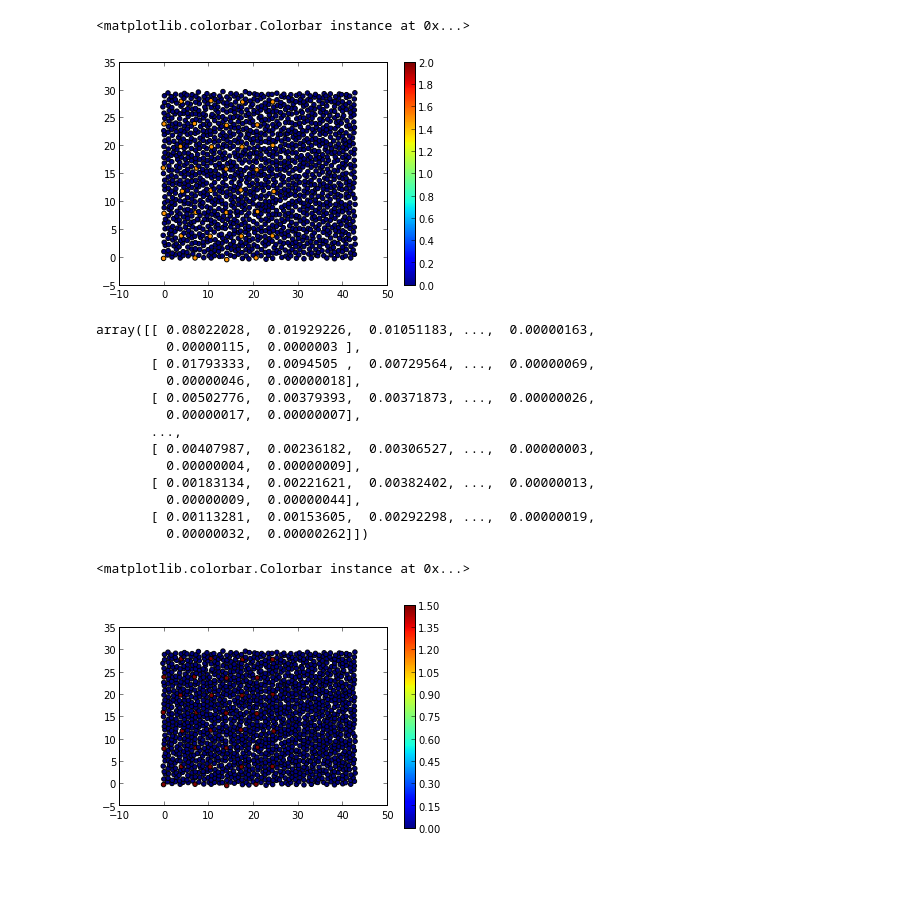
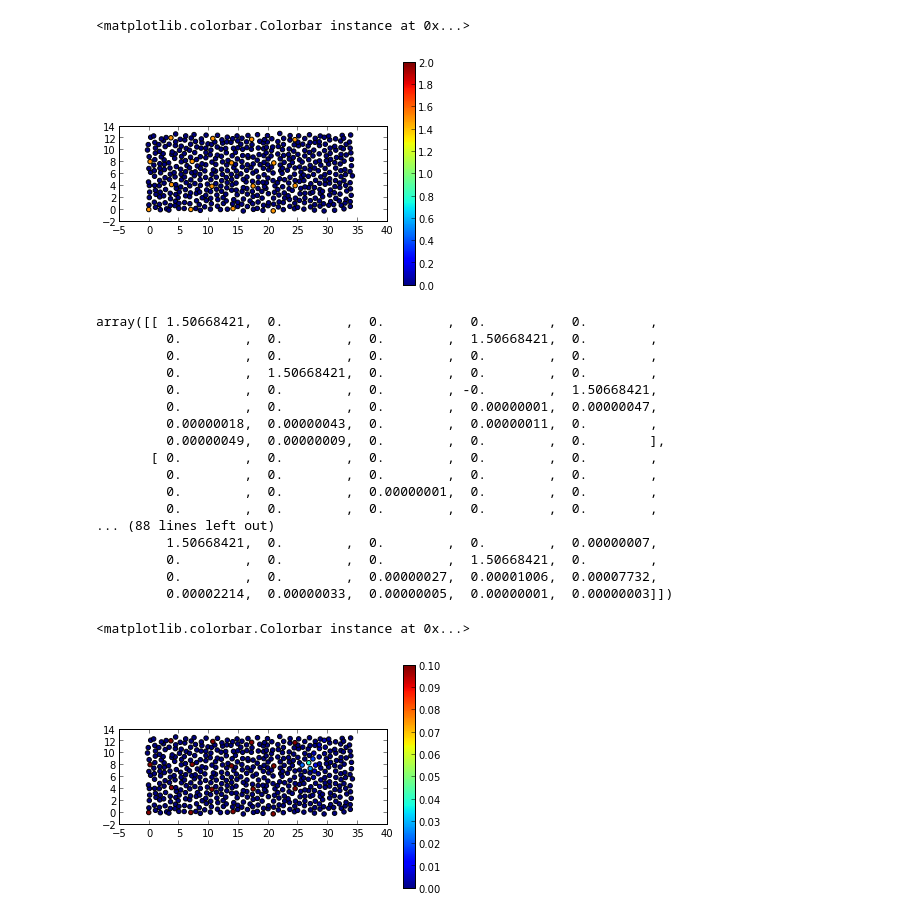
Before and after one commit to porterjamesj/lubensky, a Jupyter notebook: 2D Lubensky.ipynb, the cells around one changed output. Drawn from its saved outputs; the diff is of its cells as text; code cells hidden in the pictures; blank space fills up the shorter version.

```diff
--- a/2D Lubensky.ipynb
+++ b/2D Lubensky.ipynb
@@ -106,8 +106,8 @@ Tu=2.0
 
 #use xdim and y dim to control the size of the rectangular grid that is solved for
 nmol = 4
-xdim = 30
-ydim = 50
+xdim = 13
+ydim = 40
 # %%
 #inputs are levels of molecules (y) time (t), number of molecular players (n), and a triang with neighbor_indices
 def f(y, t, nmol, triang):
@@ -142,15 +142,16 @@ triang = package(distlattice) #triangulate
 # %%
 args = (nmol, triang) #arguments to be passed to f
 initial = np.zeros((nmol,xdim,ydim))
 initial[0,0:30:8,0:32:8] = 1.5 #set up initial conditions
 initial[0,4:30:8,4:32:8] = 1.5 #set up initial conditions
-timerange = range(0,500) #time to solve on
+timerange = range(0,1000) #time to solve on
 #make a pretty plot of inital conditions
 plt.scatter(distlattice[1].flatten(), distlattice[0].flatten(), c = initial[0], vmin = 0, vmax = 2, s = 20)
+plt.axes().set_aspect('equal')
 plt.colorbar()
 # %% [output]
 <matplotlib.colorbar.Colorbar instance at 0x...>
-[figure, old version]
+[figure, new version]
 # %%
 #solve it
 sol = odeint(f, initial.flatten(), timerange, args)
@@ -158,27 +159,31 @@ sol = odeint(f, initial.flatten(), timerange, args)
 resols = [np.reshape(i, [nmol,xdim,ydim]) for i in sol]
 #reshaping the solutions so that they are easy to plot and view.
 #resols is shaped like [time][molecule][x][y]
-resols[0][0] #this shows the values in all cells of molecule a (at index 0) at time 0
+resols[100][0] #this shows the values in all cells of molecule a (at index 0) at time 0
 # %% [output]
-array([[ 0.08022028,  0.01929226,  0.01051183, ...,  0.00000163,
-         0.00000115,  0.0000003 ],
-       [ 0.01793333,  0.0094505 ,  0.00729564, ...,  0.00000069,
-         0.00000046,  0.00000018],
-       [ 0.00502776,  0.00379393,  0.00371873, ...,  0.00000026,
-         0.00000017,  0.00000007],
-       ...,
-       [ 0.00407987,  0.00236182,  0.00306527, ...,  0.00000003,
-         0.00000004,  0.00000009],
-       [ 0.00183134,  0.00221621,  0.00382402, ...,  0.00000013,
-         0.00000009,  0.00000044],
-       [ 0.00113281,  0.00153605,  0.00292298, ...,  0.00000019,
-         0.00000032,  0.00000262]])
+array([[ 1.50668421,  0.        ,  0.        ,  0.        ,  0.        ,
+         0.        ,  0.        ,  0.        ,  1.50668421,  0.        ,
+         0.        ,  0.        ,  0.        ,  0.        ,  0.        ,
+         0.        ,  1.50668421,  0.        ,  0.        ,  0.        ,
+         0.        ,  0.        ,  0.        , -0.        ,  1.50668421,
+         0.        ,  0.        ,  0.        ,  0.00000001,  0.00000047,
+         0.00000018,  0.00000043,  0.        ,  0.00000011,  0.        ,
+         0.00000049,  0.00000009,  0.        ,  0.        ,  0.        ],
+       [ 0.        ,  0.        ,  0.        ,  0.        ,  0.        ,
+         0.        ,  0.        ,  0.        ,  0.        ,  0.        ,
+         0.        ,  0.        ,  0.00000001,  0.        ,  0.        ,
+         0.        ,  0.        ,  0.        ,  0.        ,  0.        ,
+... (88 lines left out)
+         1.50668421,  0.        ,  0.        ,  0.        ,  0.00000007,
+         0.        ,  0.        ,  0.        ,  1.50668421,  0.        ,
+         0.        ,  0.        ,  0.00000027,  0.00001006,  0.00007732,
+         0.00002214,  0.00000033,  0.00000005,  0.00000001,  0.00000003]])
 # %%
 #make a pretty plot of results, control the time point and molecule using 'c'
-plt.scatter(distlattice[1].flatten(), distlattice[0].flatten(), c = resols[499][0], vmin = 0, vmax = 1.5, s = 20)
+plt.scatter(distlattice[1].flatten(), distlattice[0].flatten(), c = resols[249][0], vmin = 0, vmax = .1, s = 20)
 plt.axes().set_aspect('equal')
 plt.colorbar()
 # %% [output]
 <matplotlib.colorbar.Colorbar instance at 0x...>
-[figure, old version]
+[figure, new version]
 # %%
```
Also changed, not shown: parts of 2 cells of this notebook, 2 other files.
